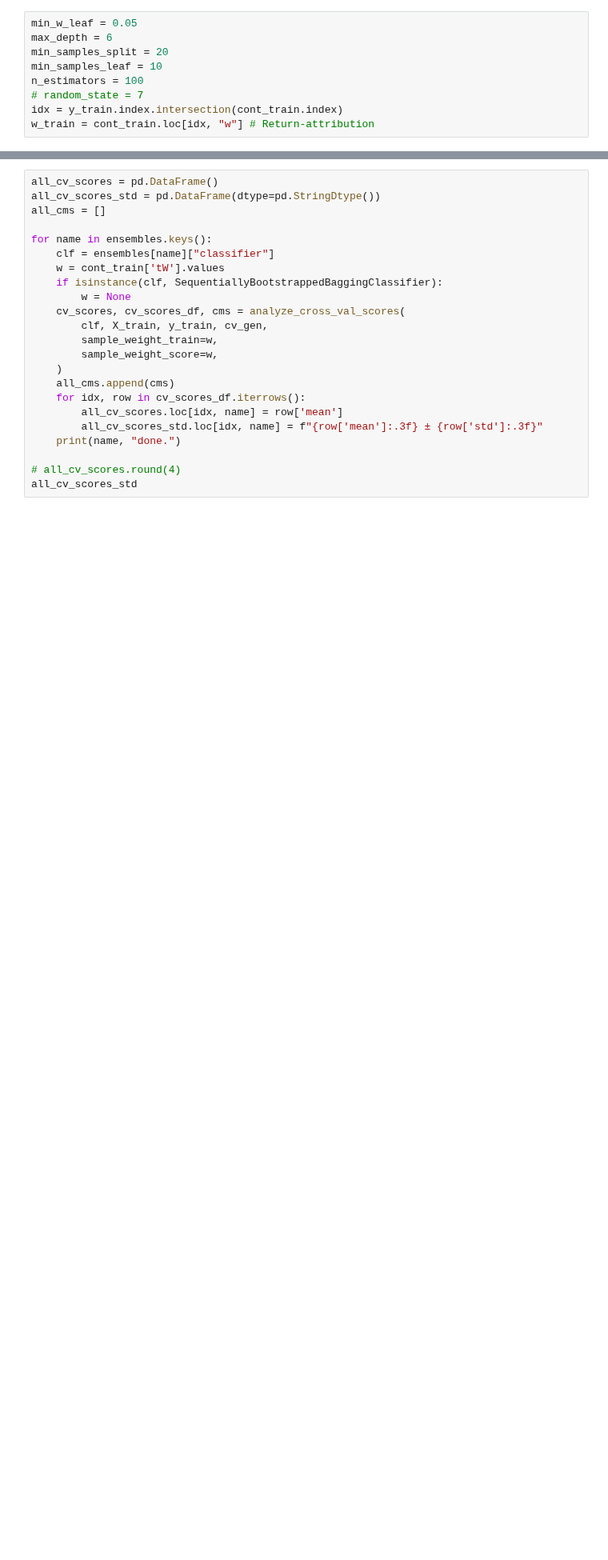
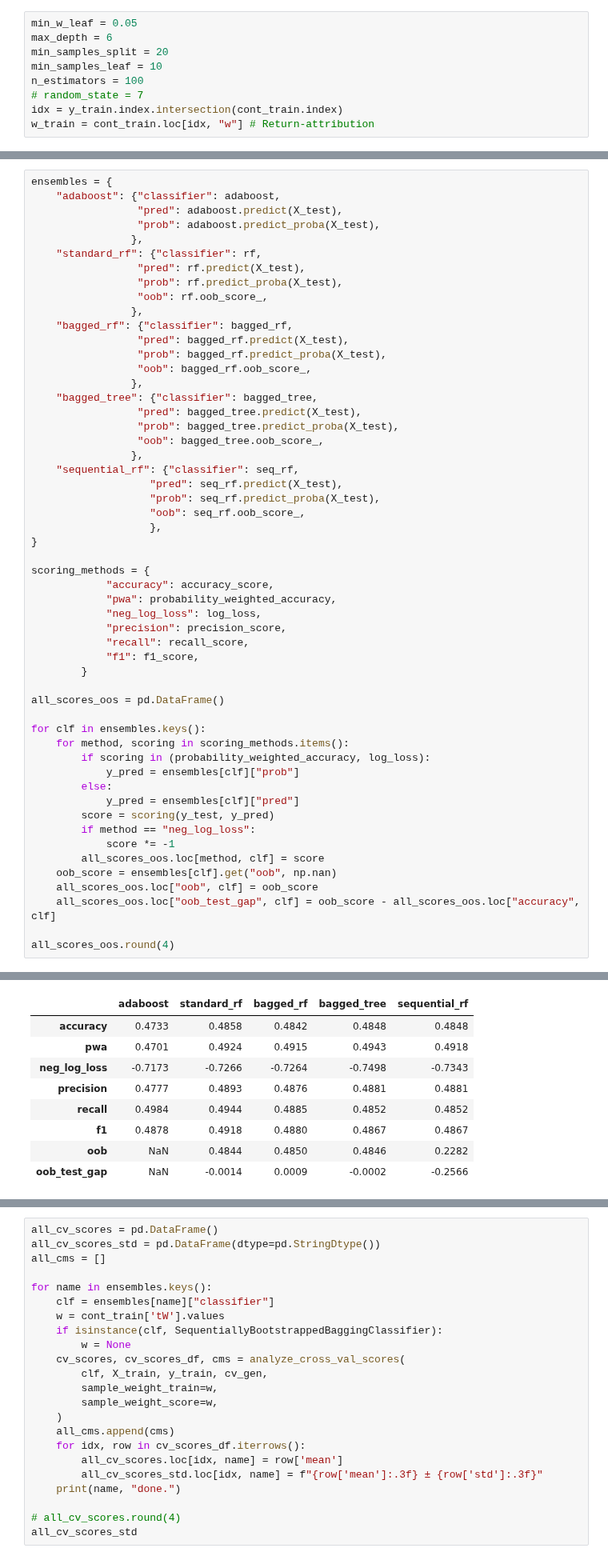
Before and after one commit to pnjoroge54/Machine-Learning-Blueprint, a Jupyter notebook: notebooks/Part_4-Sample Weights.ipynb, the cells around one changed output, grey strips where cells are left out. Shown at 80% size. Drawn from its saved outputs; the diff is of its cells as text; blank space fills up the shorter version.

```diff
--- a/notebooks/Part_4-Sample Weights.ipynb
+++ b/notebooks/Part_4-Sample Weights.ipynb
@@ -743,0 +889,55 @@ all_scores_oos.round(4)
+# %%
+ensembles = {
+    "adaboost": {"classifier": adaboost,
+                 "pred": adaboost.predict(X_test),
+                 "prob": adaboost.predict_proba(X_test),
+                },
+    "standard_rf": {"classifier": rf,
+                 "pred": rf.predict(X_test),
+                 "prob": rf.predict_proba(X_test),
+                 "oob": rf.oob_score_,
+                },
+    "bagged_rf": {"classifier": bagged_rf,
+                 "pred": bagged_rf.predict(X_test),
+                 "prob": bagged_rf.predict_proba(X_test),
+                 "oob": bagged_rf.oob_score_,
+                },
+    "bagged_tree": {"classifier": bagged_tree,
+                 "pred": bagged_tree.predict(X_test),
+                 "prob": bagged_tree.predict_proba(X_test),
+                 "oob": bagged_tree.oob_score_,
+                },
+    "sequential_rf": {"classifier": seq_rf,
+                   "pred": seq_rf.predict(X_test),
+                   "prob": seq_rf.predict_proba(X_test),
+                   "oob": seq_rf.oob_score_,
+                   },
+}
+
+scoring_methods = {
+            "accuracy": accuracy_score,
+            "pwa": probability_weighted_accuracy,
+            "neg_log_loss": log_loss,
+            "precision": precision_score,
+            "recall": recall_score,
+            "f1": f1_score,
+        }
+
+all_scores_oos = pd.DataFrame()
+
+for clf in ensembles.keys():
+    for method, scoring in scoring_methods.items():
+        if scoring in (probability_weighted_accuracy, log_loss):
+            y_pred = ensembles[clf]["prob"]
+        else:
+            y_pred = ensembles[clf]["pred"]
+        score = scoring(y_test, y_pred)
+        if method == "neg_log_loss":
+            score *= -1
+        all_scores_oos.loc[method, clf] = score
+    oob_score = ensembles[clf].get("oob", np.nan)
+    all_scores_oos.loc["oob", clf] = oob_score
+    all_scores_oos.loc["oob_test_gap", clf] = oob_score - all_scores_oos.loc["accuracy", clf]
+
+all_scores_oos.round(4)
+# %% [output]
@@ -743,0 +948,9 @@ all_scores_oos.round(4)
+|  | adaboost | standard_rf | bagged_rf | bagged_tree | sequential_rf |
+| accuracy | 0.4733 | 0.4858 | 0.4842 | 0.4848 | 0.4848 |
+| pwa | 0.4701 | 0.4924 | 0.4915 | 0.4943 | 0.4918 |
+| neg_log_loss | -0.7173 | -0.7266 | -0.7264 | -0.7498 | -0.7343 |
+| precision | 0.4777 | 0.4893 | 0.4876 | 0.4881 | 0.4881 |
+| recall | 0.4984 | 0.4944 | 0.4885 | 0.4852 | 0.4852 |
+| f1 | 0.4878 | 0.4918 | 0.4880 | 0.4867 | 0.4867 |
+| oob | NaN | 0.4844 | 0.4850 | 0.4846 | 0.2282 |
+| oob_test_gap | NaN | -0.0014 | 0.0009 | -0.0002 | -0.2566 |
```
Also changed, not shown: parts of 37 cells of this notebook.
